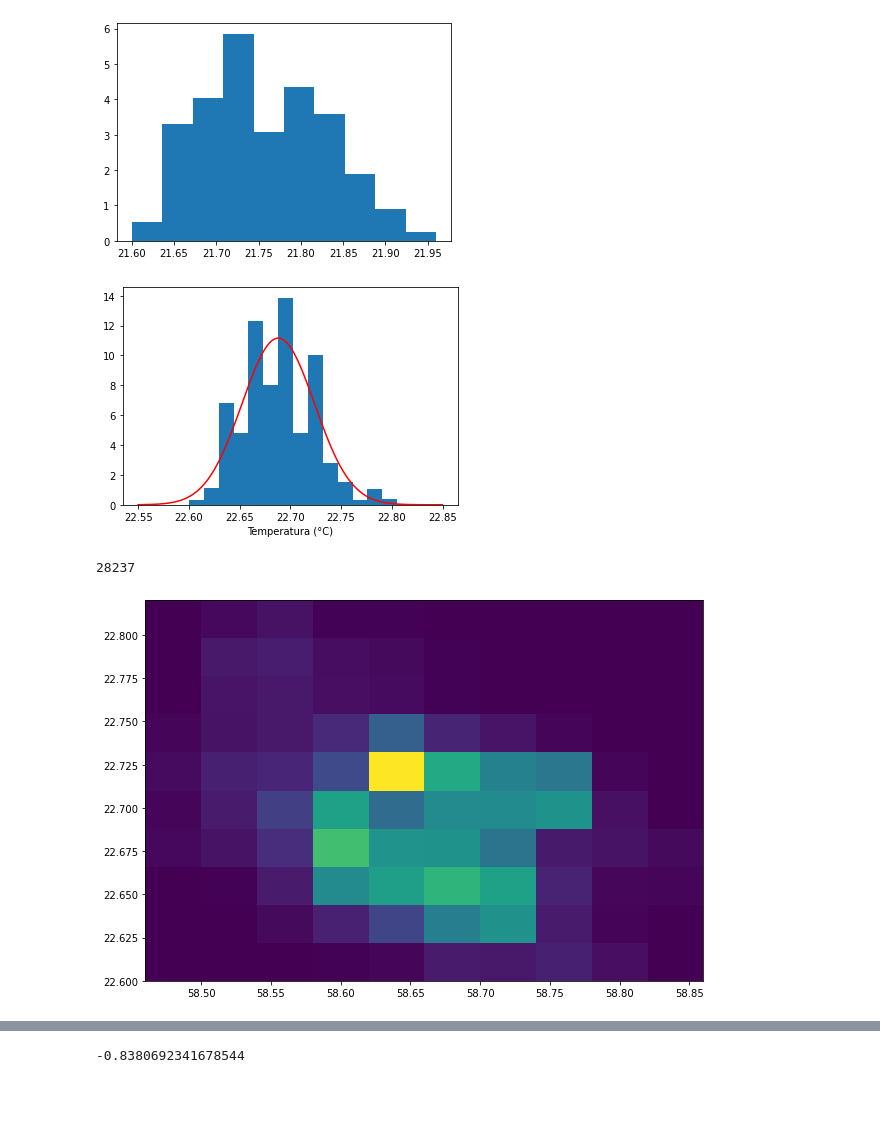
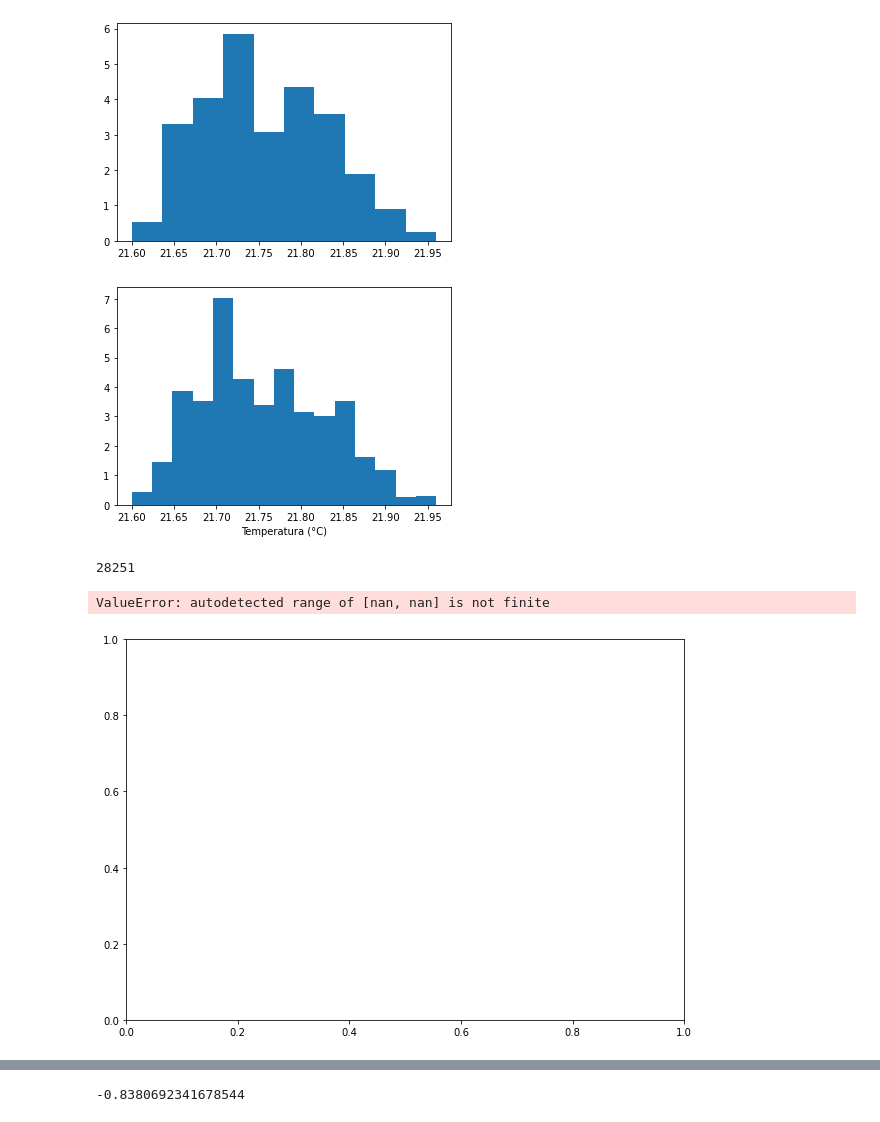
Before and after one commit to LorenzoUnich/Fischetta_4, a Jupyter notebook: Analisi dei dati da file.ipynb, the cells around one changed output, grey strips where cells are left out. Saved outputs shown, nothing was run; the diff lists cells and outputs as text; code cells hidden in the pictures; blank space fills up the shorter version.

```diff
--- a/Analisi dei dati da file.ipynb
+++ b/Analisi dei dati da file.ipynb
@@ -7,5 +8,6 @@ import seaborn as sns
 # %%
 file_name = r"sht75_nblab03_Hum_Temp_RUN_20221221080550_1_h.txt"
-data = pd.read_csv(file_name, sep=" ", header=0)
+data_all = pd.read_csv(file_name, sep=" ", header=0)
 # %%
-data.head()
+d = data_all.drop(index = 0)
+data = d.reset_index()
@@ -60,22 +293,23 @@ media_t= np.mean(data["temp_corr"])
 sigma_t =np.std(data["temp_corr"])
 y = [stats.norm.pdf(i,media_t, sigma_t) for i in x]
 b = plt.hist(data["temp_corr"], density = True, bins = 15)
-a = plt.plot(x,y, color = "red")
+#a = plt.plot(x,y, color = "red")
 plt.xlabel("Temperatura (°C)")
 
 plt.show()
 # %% [output]
-[figure, old version]
+[figure, new version]
 # %%
 len(data["RH_true"])
 # %% [output]
-28237
+28251
 # %%
 fig = plt.subplots(figsize =(10, 7))
 
-heat = plt.hist2d(data["RH_true"][1:],data["temp_corr"][1:])
+heat = plt.hist2d(data["RH_true"] ,data["temp_corr"] )
 # %% [output]
+ValueError: autodetected range of [nan, nan] is not finite
-[figure, old version]
+[figure, new version]
 # %%
 s = 0
 correlations = []
```
Also changed, not shown: parts of 32 cells of this notebook.
